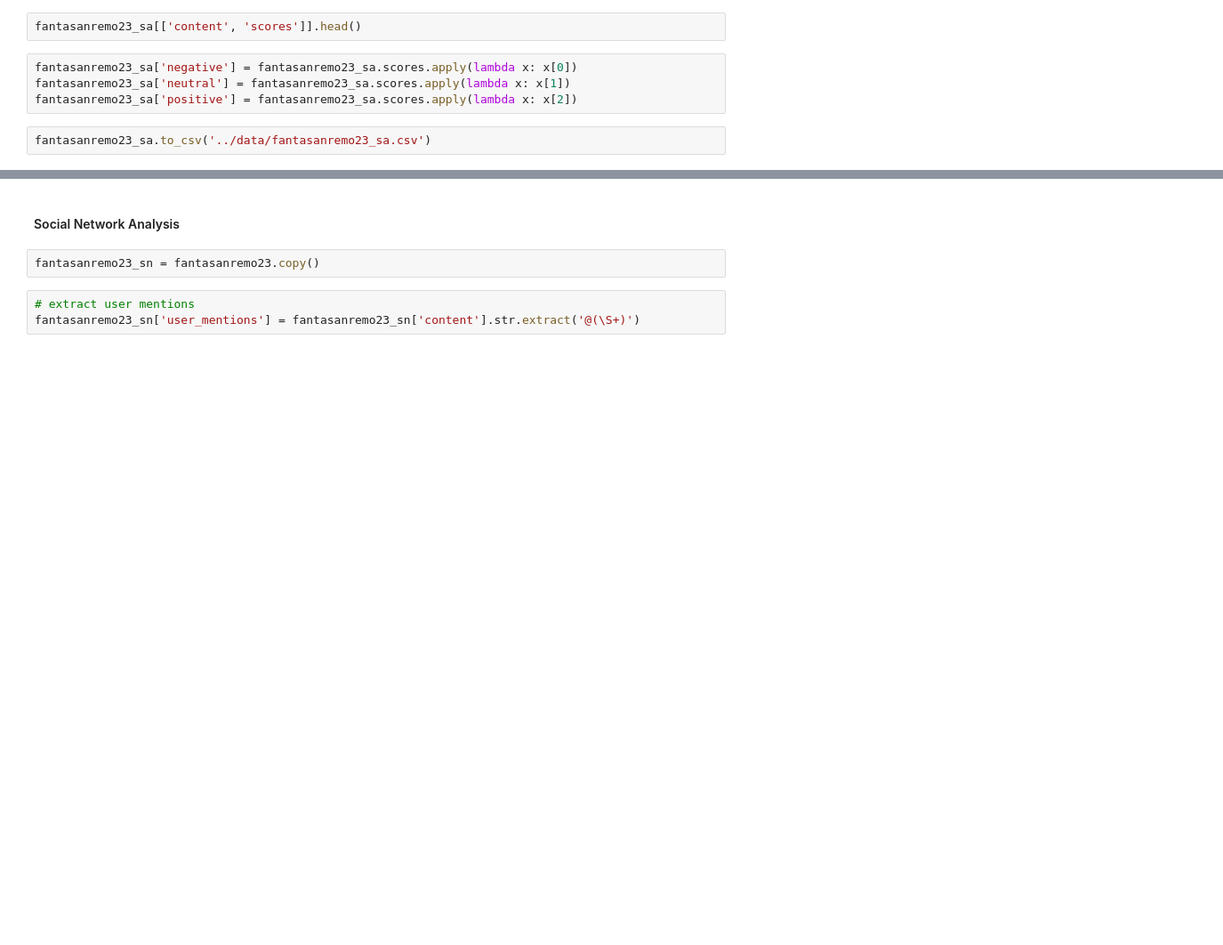
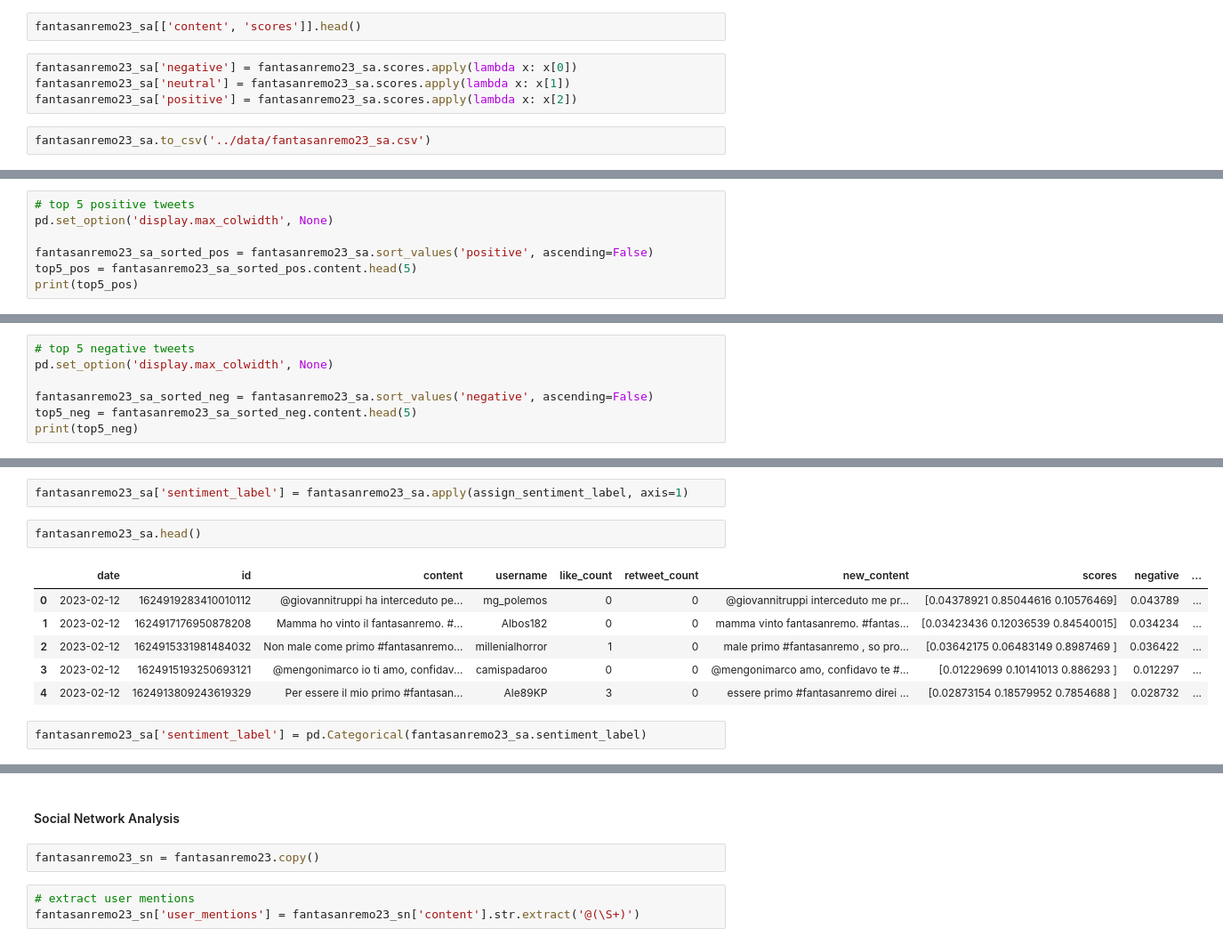
Before and after one commit to fabriziocominetti/sanremo, a Jupyter notebook: notebooks/fantasanremo.ipynb, the cells around one changed output, grey strips where cells are left out. Shown at 89% size. Saved outputs shown, nothing was run; the diff lists cells and outputs as text; blank space fills up the shorter version.

```diff
--- a/notebooks/fantasanremo.ipynb
+++ b/notebooks/fantasanremo.ipynb
@@ -363,0 +477,7 @@ fantasanremo23_sa.to_csv('../data/fantasanremo23_sa.csv')
+# %%
+# top 5 positive tweets
+pd.set_option('display.max_colwidth', None)
+
+fantasanremo23_sa_sorted_pos = fantasanremo23_sa.sort_values('positive', ascending=False)
+top5_pos = fantasanremo23_sa_sorted_pos.content.head(5)
+print(top5_pos)
@@ -363,0 +491,7 @@ fantasanremo23_sa.to_csv('../data/fantasanremo23_sa.csv')
+# %%
+# top 5 negative tweets
+pd.set_option('display.max_colwidth', None)
+
+fantasanremo23_sa_sorted_neg = fantasanremo23_sa.sort_values('negative', ascending=False)
+top5_neg = fantasanremo23_sa_sorted_neg.content.head(5)
+print(top5_neg)
@@ -363,0 +539,13 @@ fantasanremo23_sa.to_csv('../data/fantasanremo23_sa.csv')
+# %%
+fantasanremo23_sa['sentiment_label'] = fantasanremo23_sa.apply(assign_sentiment_label, axis=1)
+# %%
+fantasanremo23_sa.head()
+# %% [output]
+|  | date | id | content | username | like_count | retweet_count | new_content | scores | negative | ... |
+| 0 | 2023-02-12 | 1624919283410010112 | @giovannitruppi ha interceduto pe... | mg_polemos | 0 | 0 | @giovannitruppi interceduto me pr... | [0.04378921 0.85044616 0.10576469] | 0.043789 | ... |
+| 1 | 2023-02-12 | 1624917176950878208 | Mamma ho vinto il fantasanremo. #... | Albos182 | 0 | 0 | mamma vinto fantasanremo. #fantas... | [0.03423436 0.12036539 0.84540015] | 0.034234 | ... |
+| 2 | 2023-02-12 | 1624915331981484032 | Non male come primo #fantasanremo... | millenialhorror | 1 | 0 | male primo #fantasanremo , so pro... | [0.03642175 0.06483149 0.8987469 ] | 0.036422 | ... |
+| 3 | 2023-02-12 | 1624915193250693121 | @mengonimarco io ti amo, confidav... | camispadaroo | 0 | 0 | @mengonimarco amo, confidavo te #... | [0.01229699 0.10141013 0.886293 ] | 0.012297 | ... |
+| 4 | 2023-02-12 | 1624913809243619329 | Per essere il mio primo #fantasan... | Ale89KP | 3 | 0 | essere primo #fantasanremo direi ... | [0.02873154 0.18579952 0.7854688 ] | 0.028732 | ... |
+# %%
+fantasanremo23_sa['sentiment_label'] = pd.Categorical(fantasanremo23_sa.sentiment_label)
```
Also changed, not shown: parts of 36 cells of this notebook, 5 other files.
